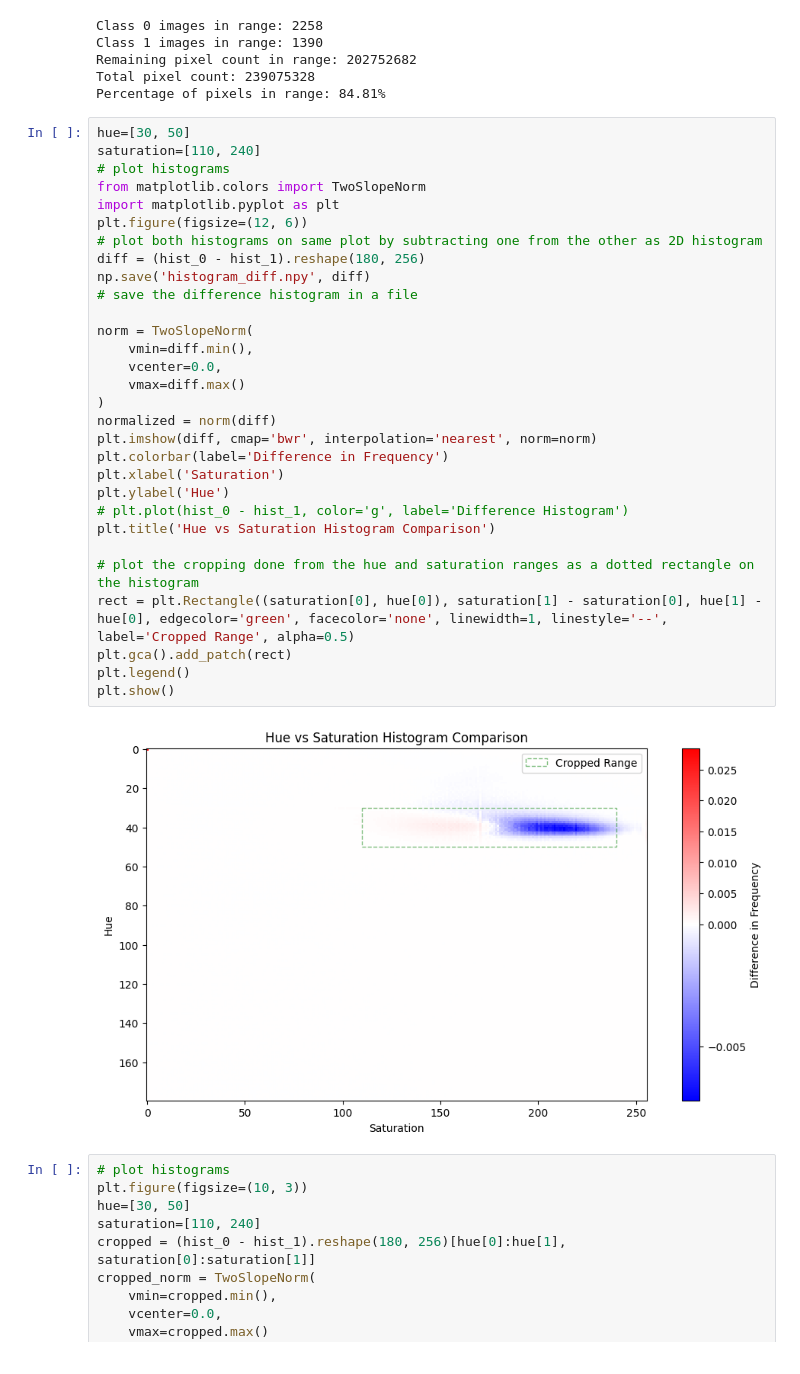
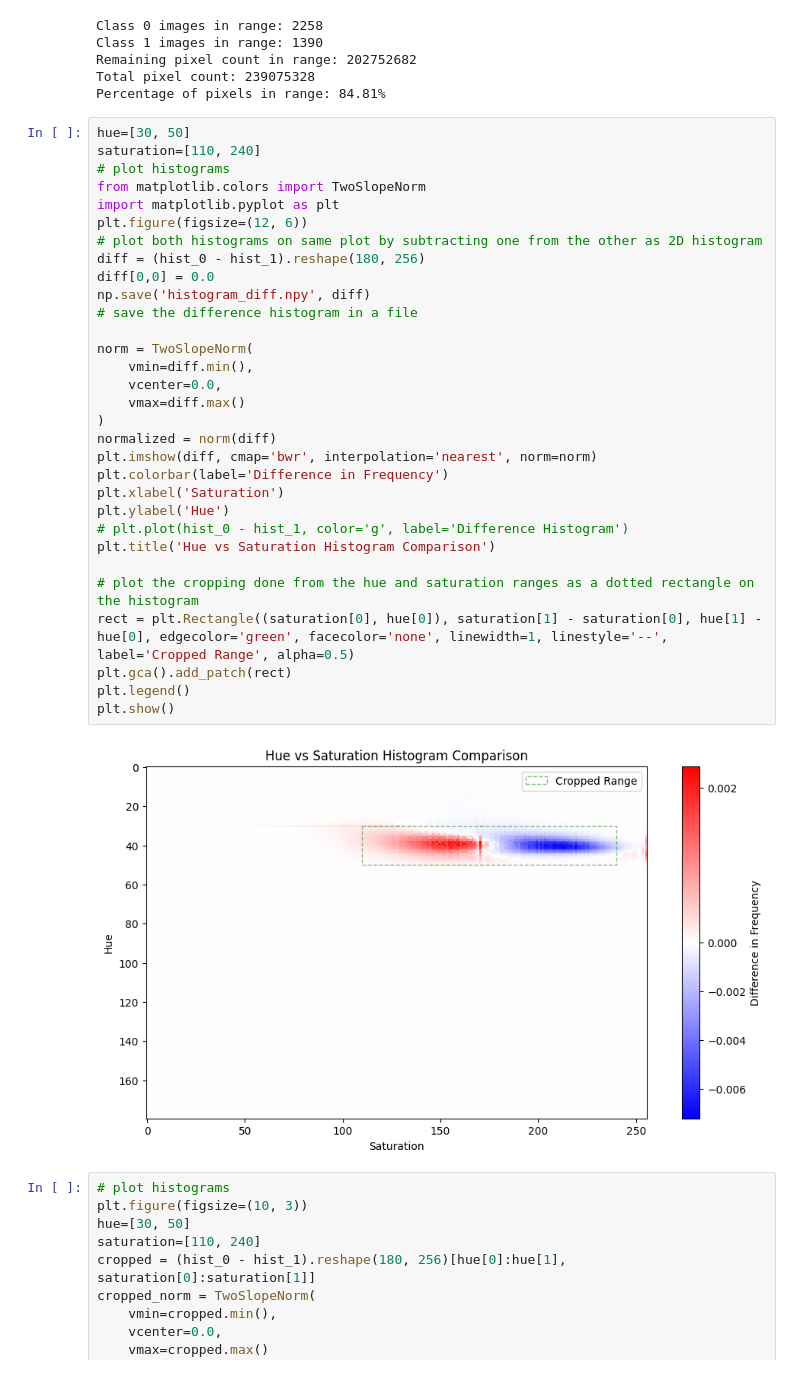
Before and after one commit to MartMonster/AlphaTreeLVQ, a Jupyter notebook: hist.ipynb, the cells around one changed output. Drawn from its saved outputs; the diff is of its cells as text.

```diff
--- a/hist.ipynb
+++ b/hist.ipynb
@@ -82,34 +82,35 @@ Percentage of pixels in range: 84.81%
 hue=[30, 50]
 saturation=[110, 240]
 # plot histograms
 from matplotlib.colors import TwoSlopeNorm
 import matplotlib.pyplot as plt
 plt.figure(figsize=(12, 6))
 # plot both histograms on same plot by subtracting one from the other as 2D histogram
 diff = (hist_0 - hist_1).reshape(180, 256)
+diff[0,0] = 0.0
 np.save('histogram_diff.npy', diff)
 # save the difference histogram in a file
 
 norm = TwoSlopeNorm(
     vmin=diff.min(),
     vcenter=0.0,
     vmax=diff.max()
 )
 normalized = norm(diff)
 plt.imshow(diff, cmap='bwr', interpolation='nearest', norm=norm)
 plt.colorbar(label='Difference in Frequency')
 plt.xlabel('Saturation')
 plt.ylabel('Hue')
 # plt.plot(hist_0 - hist_1, color='g', label='Difference Histogram')
 plt.title('Hue vs Saturation Histogram Comparison')
 
 # plot the cropping done from the hue and saturation ranges as a dotted rectangle on the histogram
 rect = plt.Rectangle((saturation[0], hue[0]), saturation[1] - saturation[0], hue[1] - hue[0], edgecolor='green', facecolor='none', linewidth=1, linestyle='--', label='Cropped Range', alpha=0.5)
 plt.gca().add_patch(rect)
 plt.legend()
 plt.show()
 # %% [output]
-[figure, old version]
+[figure, new version]
 # %%
 # plot histograms
 plt.figure(figsize=(10, 3))
```
Also changed, not shown: parts of 6 cells of this notebook, 2 other files.
